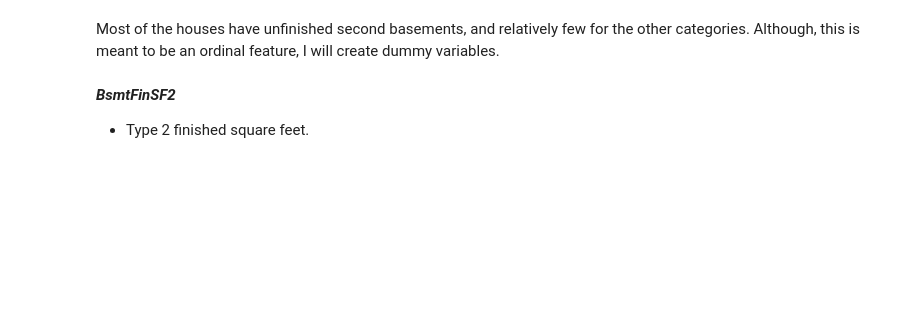
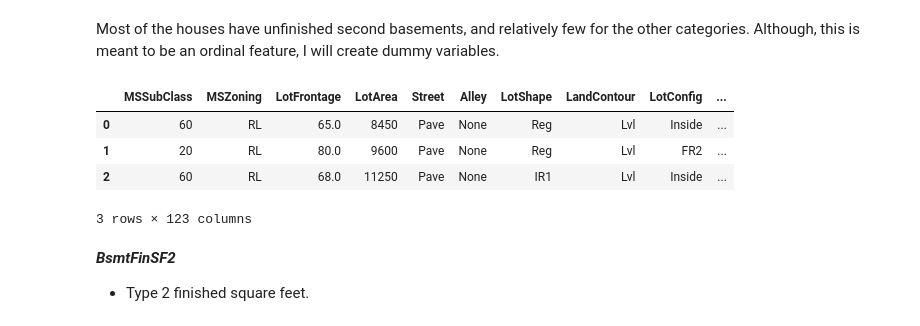
Before and after one commit to villafue/Capstone_1-_Predict_House_Prices, a Jupyter notebook: House_Price.ipynb, the cells around one changed output. Cells and saved outputs as stored; diff of their text form; code cells hidden in the pictures; blank space fills up the shorter version.

```diff
--- a/House_Price.ipynb
+++ b/House_Price.ipynb
@@ -890,8 +949,14 @@ sns.barplot(x="BsmtFinType2", y="SalePrice", data=train, order=["Unf", "LwQ", "R
 # %% [markdown]
 Most of the houses have unfinished second basements, and relatively few for the other categories. Although, this is meant to be an ordinal feature, I will create dummy variables.
 # %%
-all_data = pd.get_dummies(all_data, columns = ["BsmtFinType2"], prefix="BsmtFinType2")
-all_data.head(3)
+all = pd.get_dummies(all, columns = ["BsmtFinType2"], prefix="BsmtFinType2")
+all.head(3)
+# %% [output]
+|  | MSSubClass | MSZoning | LotFrontage | LotArea | Street | Alley | LotShape | LandContour | LotConfig | ... |
+| 0 | 60 | RL | 65.0 | 8450 | Pave | None | Reg | Lvl | Inside | ... |
+| 1 | 20 | RL | 80.0 | 9600 | Pave | None | Reg | Lvl | FR2 | ... |
+| 2 | 60 | RL | 68.0 | 11250 | Pave | None | IR1 | Lvl | Inside | ... |
+3 rows × 123 columns
 # %% [markdown]
 ***BsmtFinSF2***
 - Type 2 finished square feet.
```
Also changed, not shown: parts of 63 cells of this notebook.
